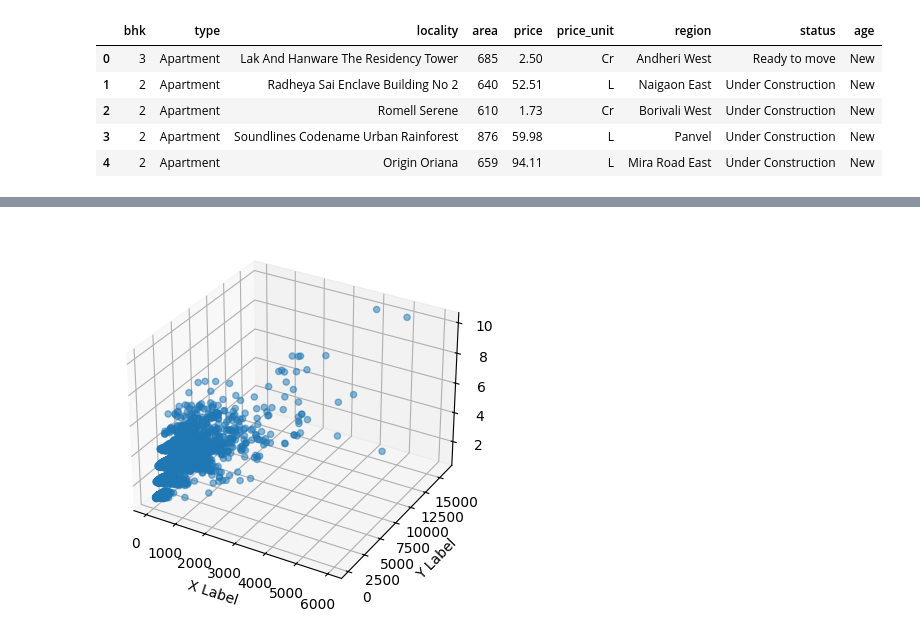
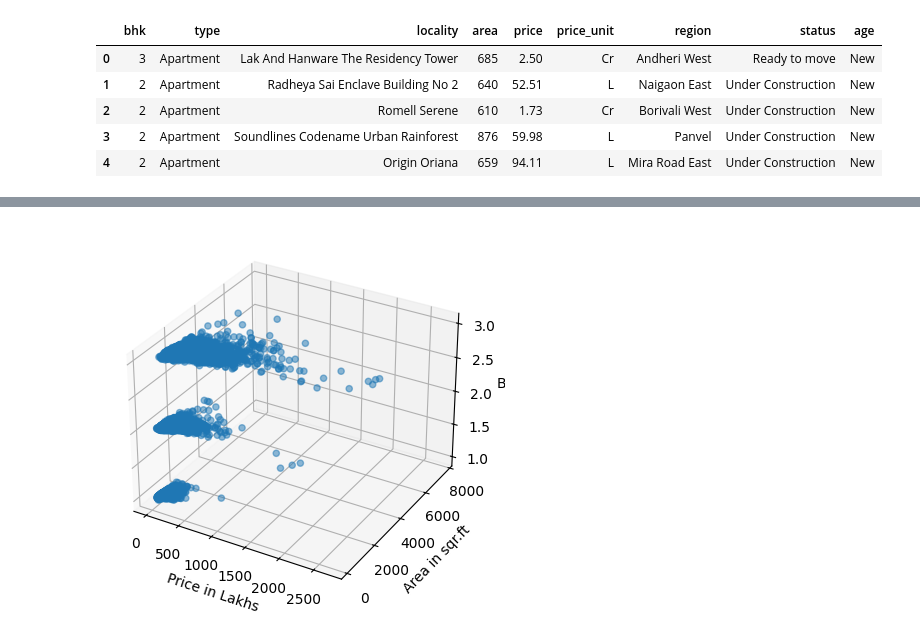
Before and after one commit to XlaSh9914/l3pp-ai-ml, a Jupyter notebook: 2.Flask_site/model/house-price-prediction.ipynb, the cells around one changed output, grey strips where cells are left out. Cells and saved outputs as stored; diff of their text form; code cells hidden in the pictures.

```diff
--- a/2.Flask_site/model/house-price-prediction.ipynb
+++ b/2.Flask_site/model/house-price-prediction.ipynb
@@ -18,25 +18,24 @@ data.head()
 # %%
 data = data[data['type'] == 'Apartment']
 data = data[data['status'] == 'Ready to move']
+data = data[data['bhk'] <= 3]
 data.drop_duplicates(inplace=True)
 data.loc[data['price_unit'] == 'Cr', 'price'] *= 100
-data.drop(columns=['price_unit'], inplace=True)
+data.drop(columns=['price_unit', 'status', 'age', 'locality', 'type'], inplace=True)
+
 data.loc[data['region'].isin(['Andheri West', 'Andheri East', 'Santacruz East', 'Santacruz West', 'Mahim', 'Prabhadevi', 'Dadar West', 'Dadar East', 'Wadala', 'Lower Parel', 'Byculla', 'Marine Lines', 'Mazagaon', 'Worli', 'Churchgate', 'Kamathipura', 'Peddar Road', 'Shahapur', 'Babulnath Road', 'Malabar Hill', 'Tardeo', 'Girgaon', 'Cuffe Parade', 'Napeansea Road', 'Nalasopara East', 'Juhu', 'Powai']), 'region'] = 'Central Mumbai'
-
 data.loc[data['region'].isin(['Bandra West', 'Bandra East', 'Borivali West', 'Borivali East', 'Kandivali West', 'Kandivali East', 'Malad West', 'Malad East', 'Sion', 'Goregaon West', 'Goregaon East', 'Versova', 'Vile Parle West', 'Vile Parle East', 'Andheri West', 'Andheri East']), 'region'] = 'Western Suburbs'
-
 data.loc[data['region'].isin(['Ghatkopar West', 'Ghatkopar East', 'Kurla', 'Kurla East', 'Chembur', 'Bhandup East', 'Bhandup West', 'Mira Road', 'Mulund East', 'Mulund West', 'Kanjurmarg', 'Vikhroli East', 'Vikhroli West', 'Kalyan East', 'Kalyan West', 'Vasind', 'Navi Mumbai', 'Goregaon West', 'Vasai East', 'Kamothe']), 'region'] = 'Eastern Suburbs'
-
 data.loc[data['region'].isin(['Navi Mumbai', 'Taloja', 'Ulwe', 'Kharghar', 'Panvel', 'Seawoods', 'Khopoli', 'Dombivli', 'Boisar', 'Tardeo', 'Vasai', 'Ghansoli', 'Koparkhairane', 'Airoli', 'Kharghar', 'Vashi', 'Sanpada']), 'region'] = 'Navi Mumbai & Beyond'
-
 data.loc[data['region'].isin(['Badlapur', 'Badlapur East', 'Badlapur West', 'Nerul', 'Sector 21 Nerul', 'Dahisar', 'Vasai West', 'Sector 14 Vashi', 'Nalasopara West', 'Virar East', 'Virar West', 'Karjat', 'Shil Phata', 'Ambarnath', 'Ulhasnagar', 'Bhayandar East', 'Bhayandar West', 'Sewri', 'Mumbra', 'Taloje', 'Rasayani', 'Saphale', 'Kasheli', 'Uran', 'Palava', 'Vichumbe', 'Dombivali', 'Virar', 'Thane West', 'Mira Road East', 'Ambernath East']), 'region'] = 'Outskirts'
-
 data = data[data['region'].isin(['Central Mumbai', 'Western Suburbs', 'Eastern Suburbs', 'Navi Mumbai & Beyond', 'Outskirts'])]
 
-# df_encoded = pd.get_dummies(data, columns=['region'], prefix='region')
-# df_encoded = df_encoded.astype(int, errors='ignore')
+df_encoded = pd.get_dummies(data, columns=['region'], prefix='region')
+df_encoded = pd.get_dummies(df_encoded, columns=['bhk'], prefix='bhk')
+df_encoded = df_encoded.astype(int, errors='ignore')
 
 data.to_csv('Mumbai_Filtered_Data.csv')
+print(data.head())
 
-# df_encoded.head()
+df_encoded.head()
 # %% [output]
@@ -44,23 +54,23 @@ NameError: name 'df_encoded' is not defined
 # %%
 dataX = data['price']
 dataY = data['area']
 dataZ = data['bhk']
 
 # Create a figure
 fig = plt.figure()
 
 # Add a 3D subplot
 ax = fig.add_subplot(111, projection='3d')
 
 # Create a scatter plot
 scatter = ax.scatter(dataX, dataY, dataZ, alpha=0.5)
 
 # Add labels
-ax.set_xlabel('X Label')
-ax.set_ylabel('Y Label')
-ax.set_zlabel('Z Label')
+ax.set_xlabel('Price in Lakhs')
+ax.set_ylabel('Area in sqr.ft')
+ax.set_zlabel('BHK')
 
 # Show the plot
 plt.show()
 # %% [output]
-[figure, old version]
+[figure, new version]
```
Also changed, not shown: parts of 4 cells of this notebook, 1 other file.
